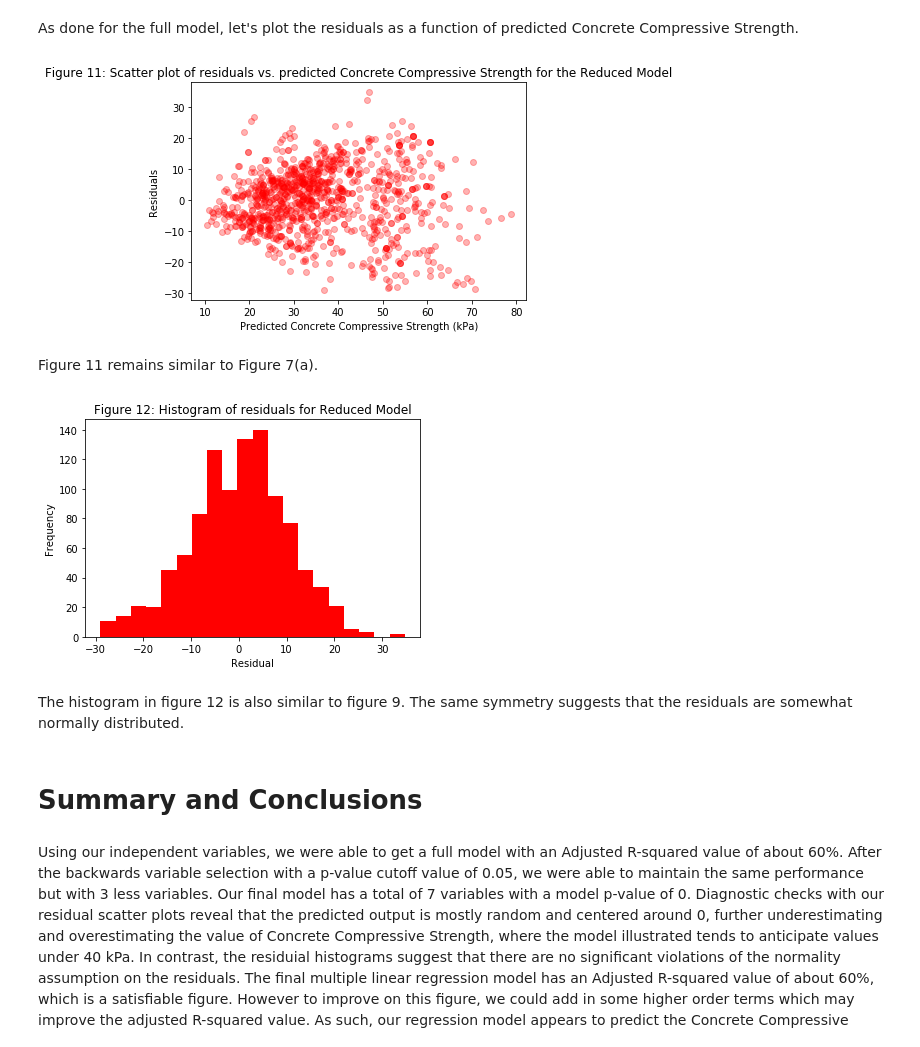
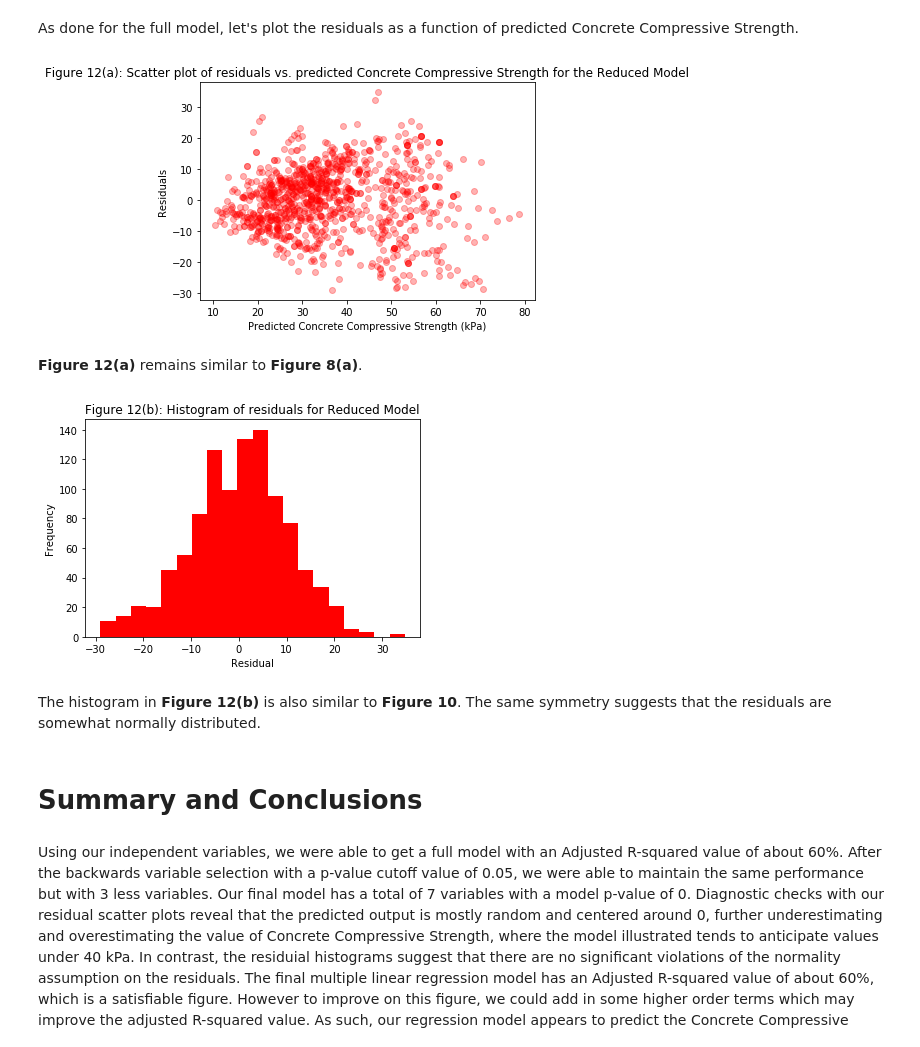
Before and after one commit to kimt12531/Regression-Study-Concrete, a Jupyter notebook: Concrete_Regression_Study.ipynb, the cells around one changed output. Saved outputs shown, nothing was run; the diff lists cells and outputs as text; code cells hidden in the pictures.

```diff
--- a/Concrete_Regression_Study.ipynb
+++ b/Concrete_Regression_Study.ipynb
@@ -68,12 +76,13 @@ columnNames = [
 ]
 
 # Read Data
-data = pd.read_csv('Group 35_Data.csv', names = columnNames, skiprows = 1)
+data = pd.read_csv('Concrete_Data.csv', names = columnNames, skiprows = 1)
 
 #Total number of rows and columns
 print(f'There are {data.shape[0]} rows and {data.shape[1]} columns')
 
 # Display randomly sampled 10 rows
+display(HTML('<b>Table 2: Random 10 rows of Concrete data</b>'))
 data.sample(10)
 # %% [output]
 There are 1030 rows and 9 columns
@@ -605,24 +608,25 @@ As done for the full model, let's plot the residuals as a function of predicted
 # %%
 plt.scatter(residuals_reduced['predicted'], residuals_reduced['residual'], alpha=0.3, c='r');
 plt.xlabel('Predicted Concrete Compressive Strength (kPa)');
 plt.ylabel('Residuals')
-plt.title('Figure 11: Scatter plot of residuals vs. predicted Concrete Compressive Strength for the Reduced Model')
+plt.title('Figure 12(a): Scatter plot of residuals vs. predicted Concrete Compressive Strength for the Reduced Model')
 plt.show();
 # %% [output]
-[figure, old version]
+[figure, new version]
 # %% [markdown]
-Figure 11 remains similar to Figure 7(a).
+**Figure 12(a)** remains similar to **Figure 8(a)**.
 # %%
 plt.hist(residuals_reduced['residual'], bins = 20, color='r');
 plt.xlabel('Residual');
 plt.ylabel('Frequency');
-plt.title('Figure 12: Histogram of residuals for Reduced Model')
+plt.title('Figure 12(b): Histogram of residuals for Reduced Model')
 plt.show();
 # %% [output]
-[figure, old version]
+[figure, new version]
 # %% [markdown]
-The histogram in figure 12 is also similar to figure 9. The same symmetry suggests that the residuals are somewhat normally distributed.
+The histogram in **Figure 12(b)** is also similar to **Figure 10**. The same symmetry suggests that the residuals are somewhat normally distributed.
 # %% [markdown]
+<a id='summary-and-conclusions'></a>
 # Summary and Conclusions
 # %% [markdown]
 Using our independent variables, we were able to get a full model with an Adjusted R-squared value of about 60%. After the backwards variable selection with a p-value cutoff value of 0.05, we were able to maintain the same performance but with 3 less variables. Our final model has a total of 7 variables with a model p-value of 0. Diagnostic checks with our residual scatter plots reveal that the predicted output is mostly random and centered around 0, further underestimating and overestimating the value of Concrete Compressive Strength, where the model illustrated tends to anticipate values under 40 kPa. In contrast, the residuial histograms suggest that there are no significant violations of the normality assumption on the residuals. The final multiple linear regression model has an Adjusted R-squared value of about 60%, which is a satisfiable figure. However to improve on this figure, we could add in some higher order terms which may improve the adjusted R-squared value. As such, our regression model appears to predict the Concrete Compressive Strength correctly within $\pm60$ kPa. However, there are still issues that remain in the model where it tends to overestimate the actual lower Concrete Compressive Strength values, particularly under 20 kPa and underestimate the actual higher values that are over 70 kPa.
```
Also changed, not shown: parts of 40 cells of this notebook, 1 other file.
